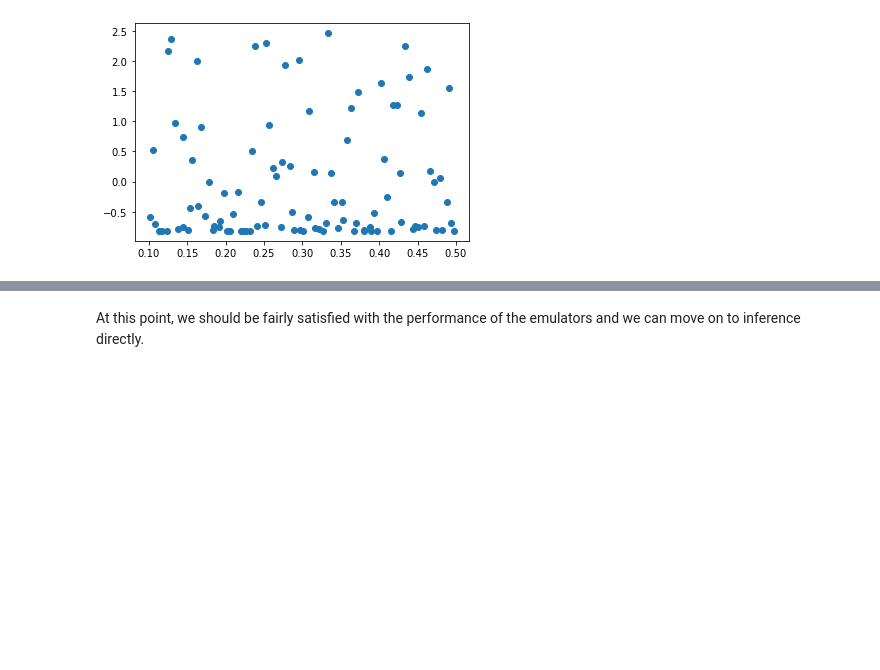
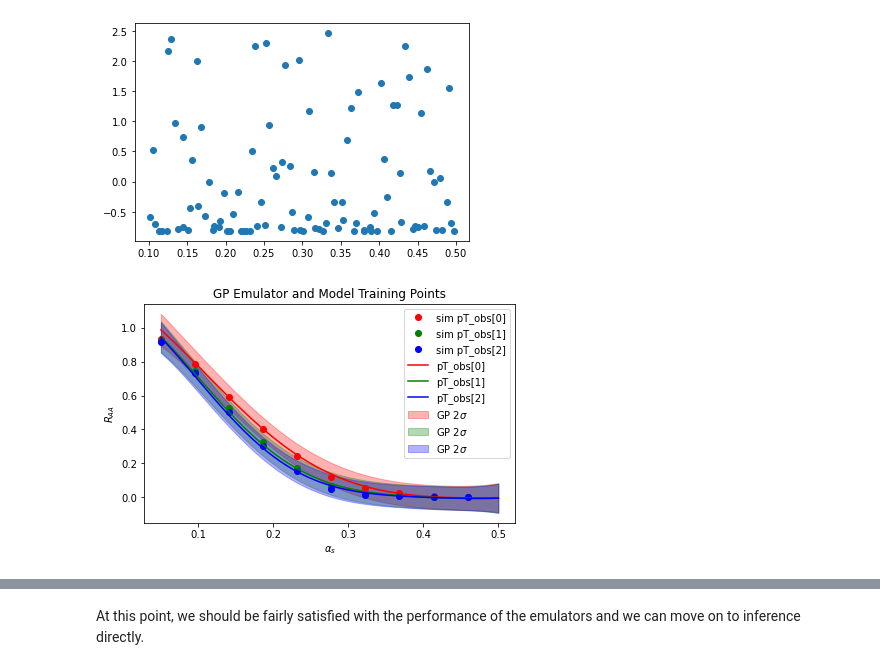
Before and after one commit to j-f-paquet/parton_energy_loss_qcd_bjorken, a Jupyter notebook: 5-parameter-estimation-LHSGP.ipynb, the cells around one changed output, grey strips where cells are left out. Saved outputs shown, nothing was run; the diff lists cells and outputs as text; code cells hidden in the pictures; blank space fills up the shorter version.

```diff
--- a/5-parameter-estimation-LHSGP.ipynb
+++ b/5-parameter-estimation-LHSGP.ipynb
@@ -264,3 +264,48 @@ def emu_predict2(X):
     y = scaler_2.inverse_transform(scaled_y)
     dy = scaled_dy* scaler_2.scale_
     return y, dy
+# %%
+#make a regular grid to plot our Emulator predictions
+n_plot_pts = 100
+
+test_points = np.array([[x,true_values['exponent_inel'],
+                 true_values['exponent_el'],true_values['scale_inel'],true_values['scale_el']] for x in np.linspace(prior_ranges['alpha_s'][0],prior_ranges['alpha_s'][1],n_plot_pts)])
+
+sim_pnt = 10
+#simulation_out = simulation(test_points[np.arange(0,n_plot_pts,sim_pnt),:],*pT_range)[:,pT_obs]
+cores=4
+simulation_out = np.array(Parallel(n_jobs=cores)(delayed(simulation)(dp.reshape(1,-1), *pT_range) for dp in test_points[::sim_pnt])).reshape(10,10)[:,pT_obs]
+
+plt.plot(test_points[np.arange(0,n_plot_pts,sim_pnt),0], simulation_out[:,0],'ro', label='sim pT_obs[0]')
+plt.plot(test_points[np.arange(0,n_plot_pts,sim_pnt),0], simulation_out[:,1],'go', label='sim pT_obs[1]')
+plt.plot(test_points[np.arange(0,n_plot_pts,sim_pnt),0], simulation_out[:,2], 'bo', label='sim pT_obs[2]')
+
+# #make a regular grid to plot our Emulator predictions
+# n_plot_pts = 100
+# test_points = np.array([[x,true_values['exponent_inel'],
+#                  true_values['exponent_el'],true_values['scale_inel'],true_values['scale_el']] for x in np.linspace(prior_ranges['alpha_s'][0],prior_ranges['alpha_s'][1],n_plot_pts)])
+
+#get the GP Emulator's predictions of both the mean and std. deviation
+gp_y0, gp_dy0 = emu_predict0(test_points)
+gp_y1, gp_dy1 = emu_predict1(test_points)
+gp_y2, gp_dy2 = emu_predict2(test_points)
+
+plt.plot(test_points[:,0], gp_y0[:,0], color='red', label='pT_obs[0]')
+plt.plot(test_points[:,0], gp_y1[:,0], color='green', label='pT_obs[1]')
+plt.plot(test_points[:,0], gp_y2[:,0], color='blue', label='pT_obs[2]')
+plt.fill_between(test_points[:,0], y1 = gp_y0[:,0] - 2.*gp_dy0, y2 = gp_y0[:,0] + 2.*gp_dy0,
+                 interpolate=True, alpha=0.3, label=r'GP 2$\sigma$', color='red')
+plt.fill_between(test_points[:,0], y1 = gp_y1[:,0] - 2.*gp_dy1, y2 = gp_y1[:,0] + 2.*gp_dy1,
+                 interpolate=True, alpha=0.3, label=r'GP 2$\sigma$', color='green')
+plt.fill_between(test_points[:,0], y1 = gp_y2[:,0] - 2.*gp_dy2, y2 = gp_y2[:,0] + 2.*gp_dy2,
+                 interpolate=True, alpha=0.3, label=r'GP 2$\sigma$', color='blue')
+
+plt.xlabel(r'$\alpha_s$')
+plt.ylabel(r'$R_{AA}$')
+plt.title(r'GP Emulator and Model Training Points')
+plt.legend()
+plt.tight_layout(True)
+
+plt.show()
+# %% [output]
+[figure, added]
```
Also changed, not shown: parts of 7 cells of this notebook.
